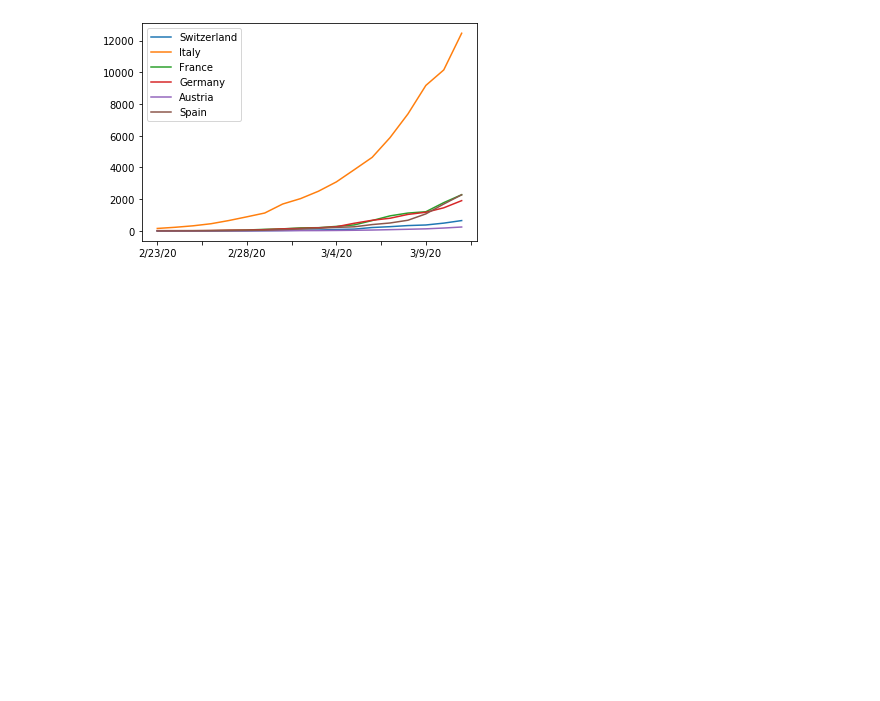
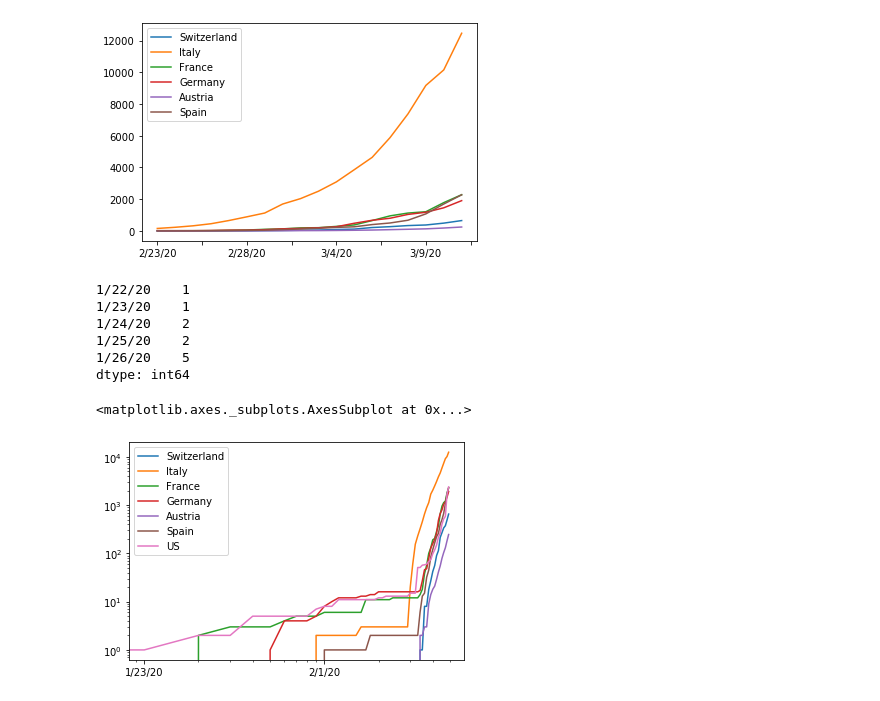
Before and after one commit to jpmieville/COVID-19_data_analyis, a Jupyter notebook: covid19_data_analysis.ipynb, the cells around one changed output. Saved outputs shown, nothing was run; the diff lists cells and outputs as text; code cells hidden in the pictures; blank space fills up the shorter version.

Commit message:
Add US in the plot

```diff
--- a/covid19_data_analysis.ipynb
+++ b/covid19_data_analysis.ipynb
@@ -62,0 +71,22 @@ df2[32:].plot()
+# %%
+us.head()
+# %% [output]
+1/22/20    1
+1/23/20    1
+1/24/20    2
+1/25/20    2
+1/26/20    5
+dtype: int64
+# %%
+df3 = pd.concat([df2, us], axis=1)
+# %%
+col = list(df3.columns)
+# %%
+col[col.index(0)] = 'US'
+# %%
+df3.columns = col
+# %%
+df3.plot(logy=True, logx=True)
+# %% [output]
+<matplotlib.axes._subplots.AxesSubplot at 0x...>
+[figure, added]
```
Also changed, not shown: parts of 14 cells of this notebook.
